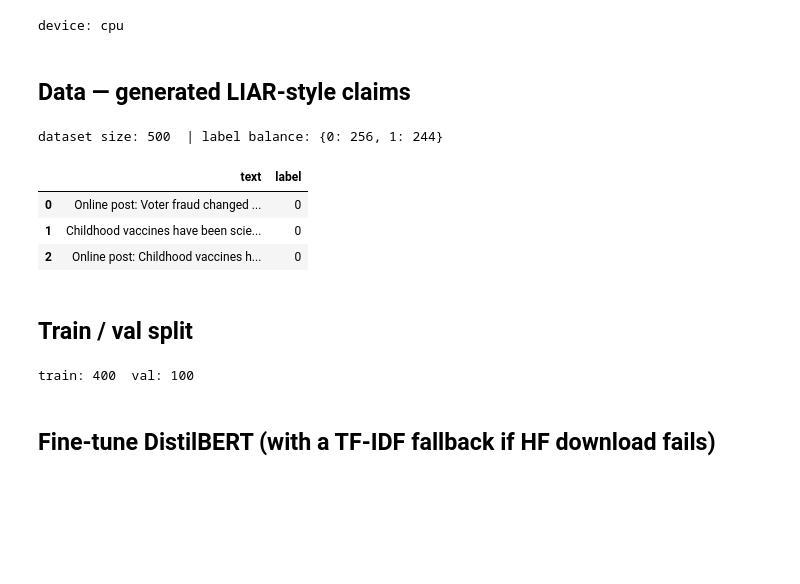
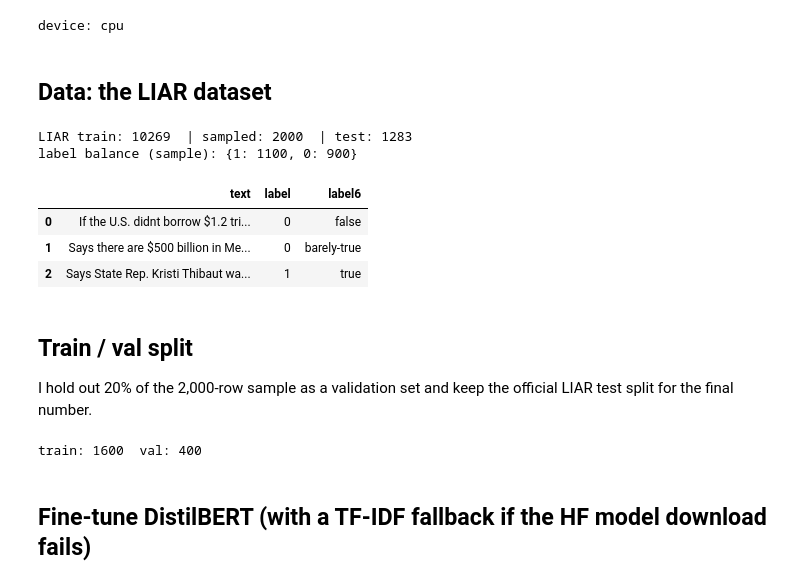
Before and after one commit to Rushmitha-dot/rush, a Jupyter notebook: notebooks/097_fake_news_bert/097_fake_news_bert.ipynb, the cells around one changed output. Drawn from its saved outputs; the diff is of its cells as text; code cells hidden in the pictures; blank space fills up the shorter version.

Commit message:
097: use the LIAR dataset

```diff
--- a/notebooks/097_fake_news_bert/097_fake_news_bert.ipynb
+++ b/notebooks/097_fake_news_bert/097_fake_news_bert.ipynb
@@ -31,68 +32,51 @@ print(f"device: {device}")
 # %% [output]
 device: cpu
 # %% [markdown]
-## Data — generated LIAR-style claims
+## Data: the LIAR dataset
 # %%
-# I'd rather not commit a copy of LIAR into the repo. If `datasets` can load it from HF, great;
-# otherwise I have a small hand-built set of plausible-sounding political claims keyed by label.
-TRUE_CLAIMS = [
-    "The federal minimum wage in the U.S. has not been raised since 2009.",
-    "California is the most populous state in the United States.",
-    "The Affordable Care Act was signed into law in 2010.",
-    "Pluto was reclassified as a dwarf planet in 2006.",
-    "The U.S. has 50 states.",
-    "The unemployment rate is published monthly by the Bureau of Labor Statistics.",
-    "Voting in U.S. federal elections takes place on the first Tuesday after the first Monday in November.",
-    "Wind and solar combined accounted for over 10% of U.S. electricity generation in 2022.",
-    "The Voting Rights Act of 1965 outlawed discriminatory voting practices.",
-    "Senators serve six-year terms.",
-] * 30  # repeat with stylistic shuffling below
+import urllib.request, zipfile
+from pathlib import Path
 
-FALSE_CLAIMS = [
-    "Voter fraud changed the outcome of the 2020 election in multiple states.",
-    "The 5G network is responsible for COVID-19 outbreaks.",
-    "The federal government has banned gas stoves nationwide.",
-    "Childhood vaccines have been scientifically linked to autism.",
-    "More than half of the federal budget is foreign aid.",
-    "Solar panels generate less energy than they consume to produce.",
-    "Wind turbines cause cancer.",
-    "Income tax in the U.S. is unconstitutional.",
-    "The U.S. unemployment rate has never gone above 5%.",
-    "Climate change is entirely driven by solar cycles.",
-] * 30
+DATA = Path("../../data/liar")
+ZIP = DATA / "liar_dataset.zip"
+if not (DATA / "train.tsv").exists():
+    DATA.mkdir(parents=True, exist_ok=True)
+    urllib.request.urlretrieve("https://www.cs.ucsb.edu/~william/data/liar_dataset.zip", ZIP)
+    zipfile.ZipFile(ZIP).extractall(DATA)
 
-# Stylistic jitter so we don't have literal duplicates
-def jitter(s):
-    prefixes = ["Claim: ", "Politician said: ", "Online post: ", "Headline: ", ""]
-    suffixes = ["", " (per the source)", " — sourced from a viral post", ""]
-    return random.choice(prefixes) + s + random.choice(suffixes)
+cols = ["id", "label6", "text", "subject", "speaker", "job", "state", "party",
+        "barely_true_c", "false_c", "half_true_c", "mostly_true_c", "pants_fire_c", "context"]
+def load(split):
+    d = pd.read_csv(DATA / f"{split}.tsv", sep="\t", header=None, names=cols, quoting=3)
+    true_ish = {"half-true", "mostly-true", "true"}
+    d["label"] = d["label6"].isin(true_ish).astype(int)
+    return d[["text", "label", "label6"]]
 
-rows = []
-for c in TRUE_CLAIMS:
-    rows.append({"text": jitter(c), "label": 1})
-for c in FALSE_CLAIMS:
-    rows.append({"text": jitter(c), "label": 0})
-
-df = pd.DataFrame(rows).sample(frac=1.0, random_state=11).reset_index(drop=True)
-df = df.head(500)
-print(f"dataset size: {len(df)}  | label balance: {df['label'].value_counts().to_dict()}")
+full_train = load("train")
+test_df = load("test")
+df = full_train.sample(n=2000, random_state=11).reset_index(drop=True)
+print(f"LIAR train: {len(full_train)}  | sampled: {len(df)}  | test: {len(test_df)}")
+print("label balance (sample):", df["label"].value_counts().to_dict())
 df.head(3)
 # %% [output]
-dataset size: 500  | label balance: {0: 256, 1: 244}
+LIAR train: 10269  | sampled: 2000  | test: 1283
+label balance (sample): {1: 1100, 0: 900}
-|  | text | label |
-| 0 | Online post: Voter fraud changed ... | 0 |
-| 1 | Childhood vaccines have been scie... | 0 |
-| 2 | Online post: Childhood vaccines h... | 0 |
+|  | text | label | label6 |
+| 0 | If the U.S. didnt borrow $1.2 tri... | 0 | false |
+| 1 | Says there are $500 billion in Me... | 0 | barely-true |
+| 2 | Says State Rep. Kristi Thibaut wa... | 1 | true |
 # %% [markdown]
 ## Train / val split
+
+I hold out 20% of the 2,000-row sample as a validation set and keep the official LIAR test split for the final number.
 # %%
 from sklearn.model_selection import train_test_split
 train_df, val_df = train_test_split(df, test_size=0.2, random_state=11, stratify=df["label"])
 print(f"train: {len(train_df)}  val: {len(val_df)}")
 # %% [output]
-train: 400  val: 100
+train: 1600  val: 400
 # %% [markdown]
-## Fine-tune DistilBERT (with a TF-IDF fallback if HF download fails)
+## Fine-tune DistilBERT (with a TF-IDF fallback if the HF model download fails)
 # %%
 USE_HF = True
 try:
```
Also changed, not shown: parts of 6 cells of this notebook.
